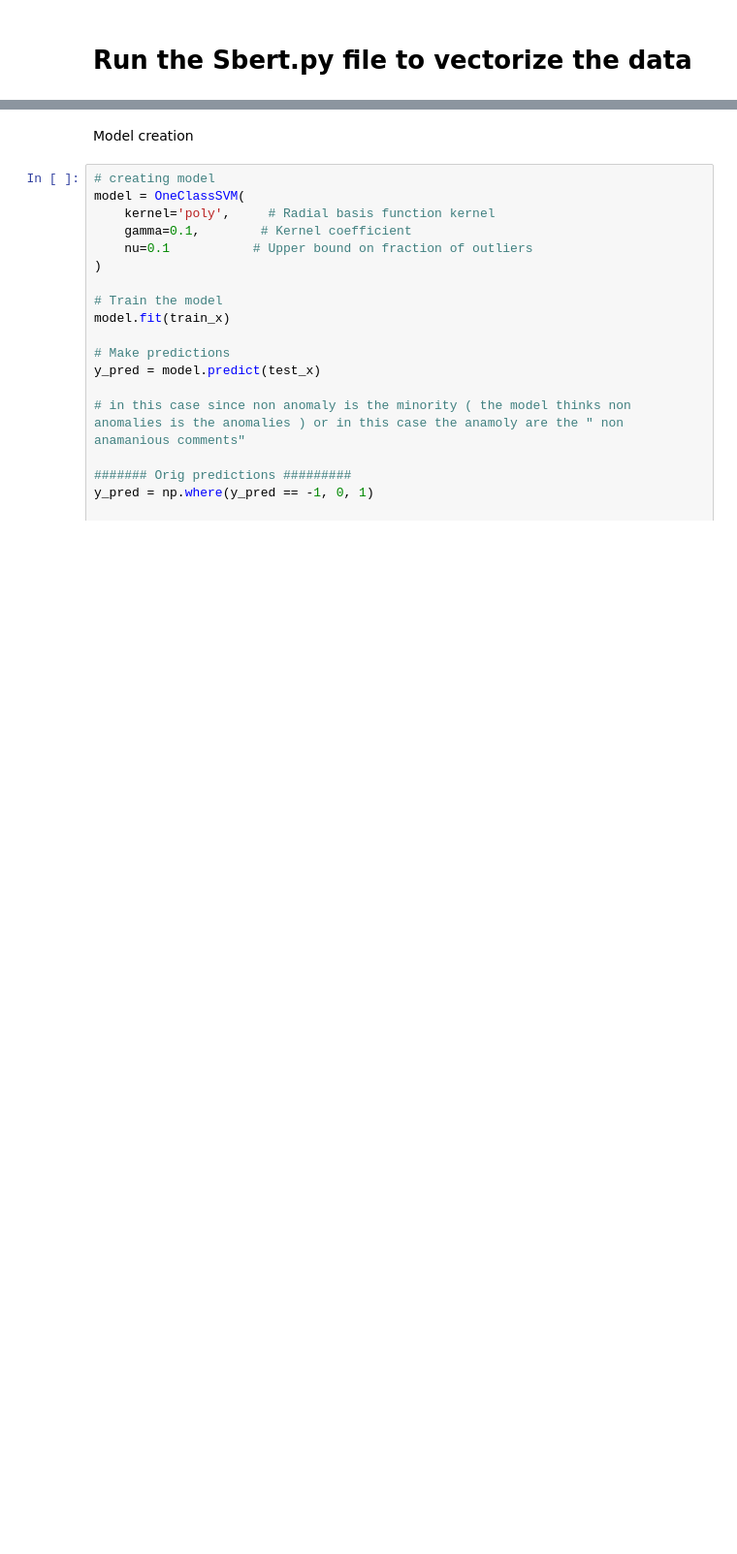
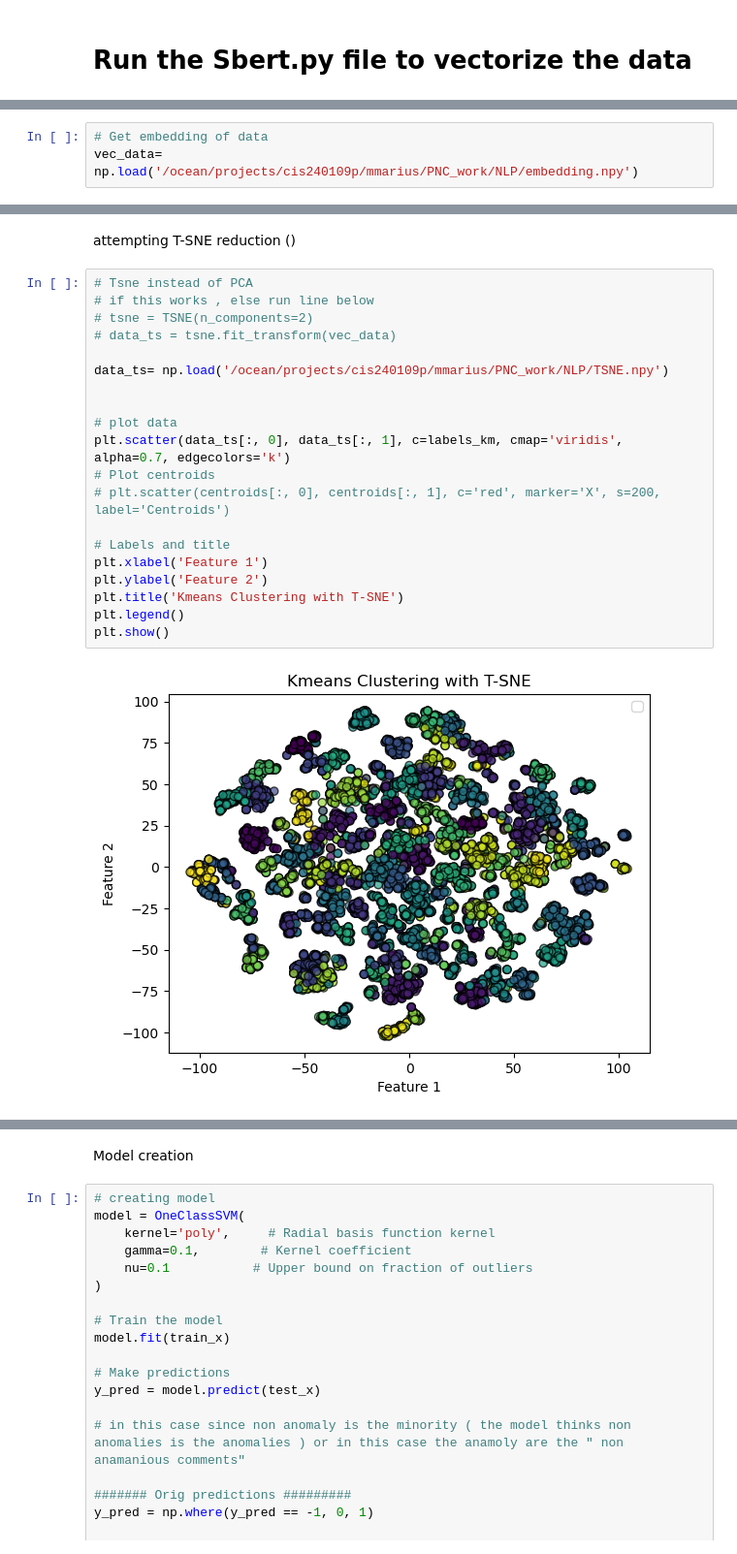
Before and after one commit to ChehakA/PNC-Multi-modal-anomaly-detection, a Jupyter notebook: off_notebook.ipynb, the cells around one changed output, grey strips where cells are left out. Shown at 97% size. Drawn from its saved outputs; the diff is of its cells as text; blank space fills up the shorter version.

```diff
--- a/off_notebook.ipynb
+++ b/off_notebook.ipynb
@@ -299,0 +378,3 @@ train_x,test_x,train_y,test_y= train_test_split(vec_data,data['label'],train_siz
+# %%
+# Get embedding of data
+vec_data= np.load('/ocean/projects/cis240109p/mmarius/PNC_work/NLP/embedding.npy')
@@ -299,0 +445,24 @@ train_x,test_x,train_y,test_y= train_test_split(vec_data,data['label'],train_siz
+# %% [markdown]
+attempting T-SNE reduction ()
+# %%
+# Tsne instead of PCA
+# if this works , else run line below
+# tsne = TSNE(n_components=2)
+# data_ts = tsne.fit_transform(vec_data)
+
+data_ts= np.load('/ocean/projects/cis240109p/mmarius/PNC_work/NLP/TSNE.npy')
+
+
+# plot data
+plt.scatter(data_ts[:, 0], data_ts[:, 1], c=labels_km, cmap='viridis', alpha=0.7, edgecolors='k')
+# Plot centroids
+# plt.scatter(centroids[:, 0], centroids[:, 1], c='red', marker='X', s=200, label='Centroids')
+
+# Labels and title
+plt.xlabel('Feature 1')
+plt.ylabel('Feature 2')
+plt.title('Kmeans Clustering with T-SNE')
+plt.legend()
+plt.show()
+# %% [output]
+[figure, added]
```
Also changed, not shown: parts of 64 cells of this notebook.
